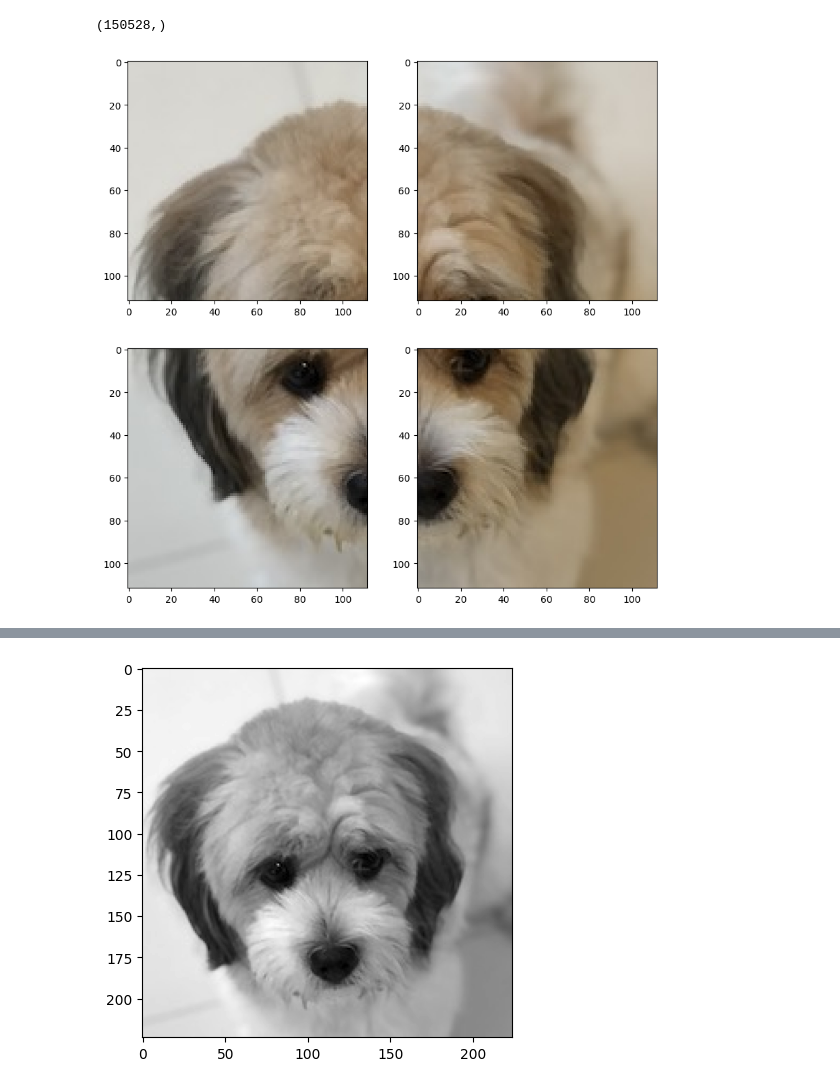
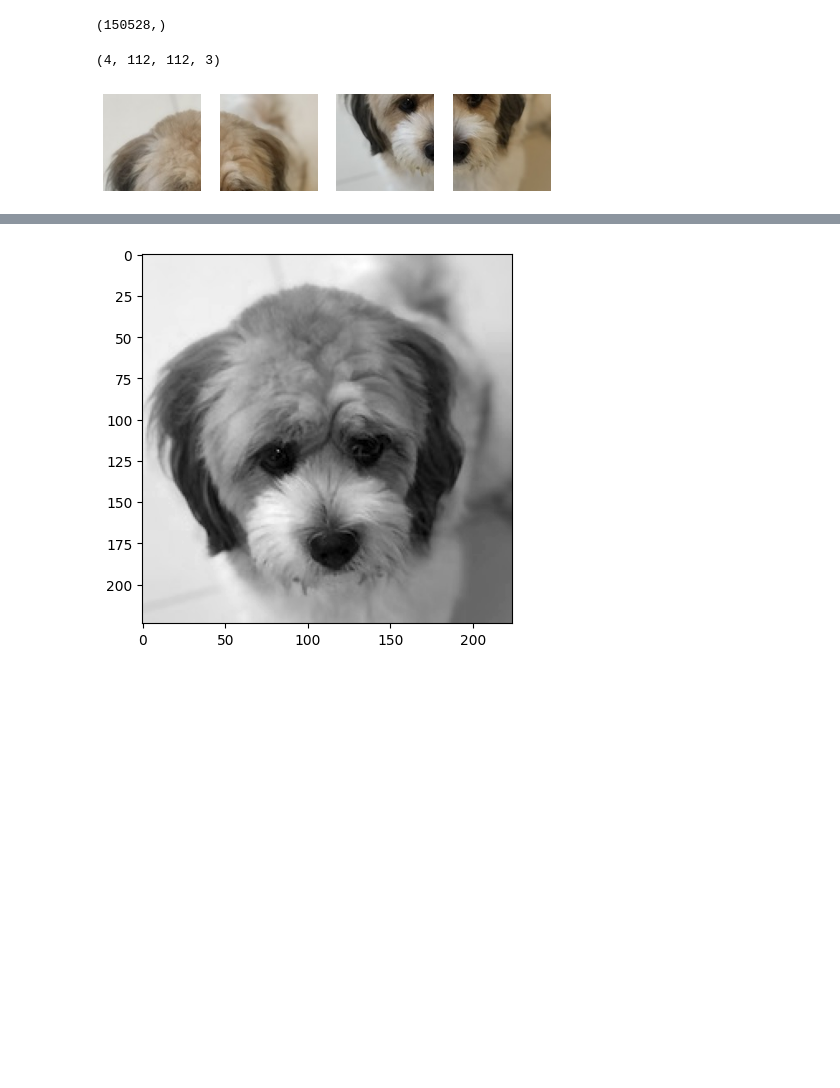
Before and after one commit to cayasryan/Cayas-AI-231, a Jupyter notebook: numpy_test.ipynb, the cells around one changed output, grey strips where cells are left out. Saved outputs shown, nothing was run; the diff lists cells and outputs as text; code cells hidden in the pictures; blank space fills up the shorter version.

```diff
--- a/numpy_test.ipynb
+++ b/numpy_test.ipynb
@@ -182,11 +182,13 @@ print(img_flattened.shape)
 # %%
 # image to patches
 img_patches = rearrange(img, "(p1 h) (p2 w) c -> (p1 p2) h w c", p1=2, p2=2)
+print(img_patches.shape)
 
 # plot 4 patches
-plt.figure(figsize=(10,10))
-for i in range(4):
-  plt.subplot(2,2,i+1)
-  plt.imshow(img_patches[i]);
+_, ax = plt.subplots(nrows=1, ncols=4, figsize=(8, 2), dpi=72, sharex=True, sharey=True)
+for i in range(len(ax)):
+    ax[i].imshow(img_patches[i])
+    ax[i].axis('off')
 # %% [output]
+(4, 112, 112, 3)
-[figure, old version]
+[figure, new version]
```
Also changed, not shown: parts of 16 cells of this notebook, 3 other files.
